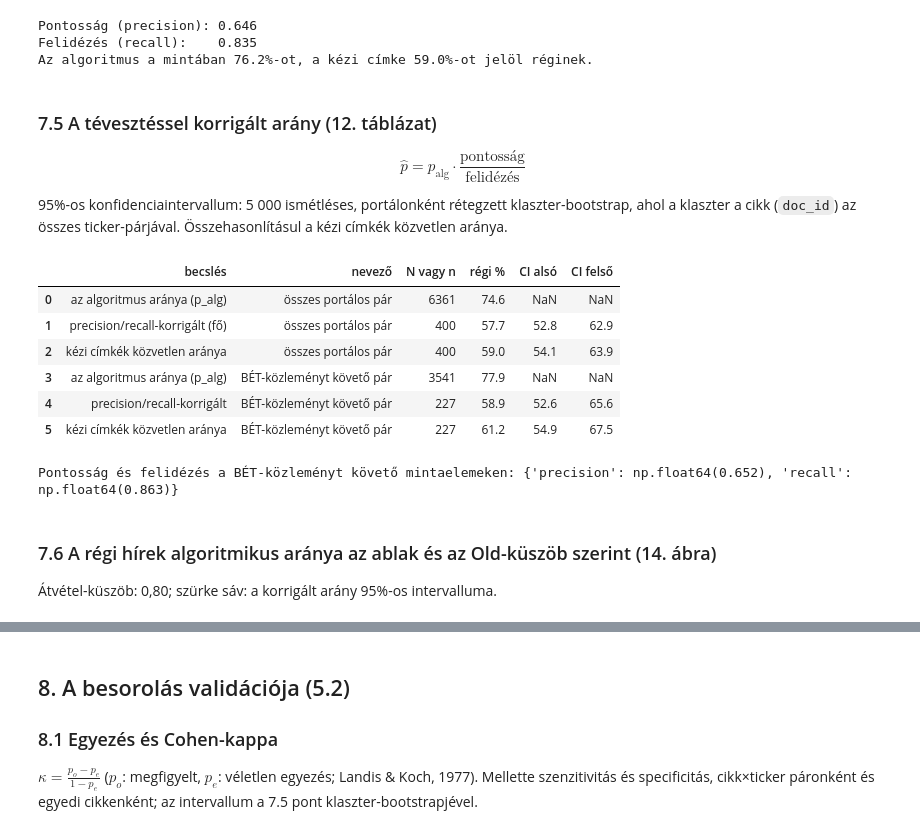
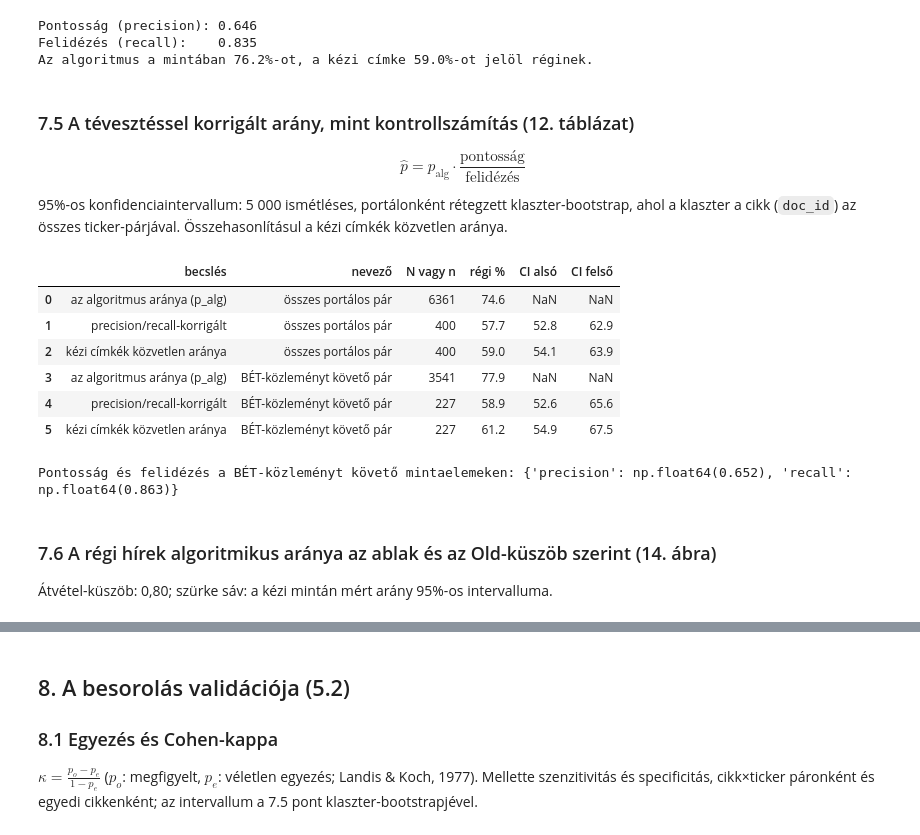
Before and after one commit to Tamacsa/BGE-Szakdolgozat, a Jupyter notebook: 02_regi_hirek.ipynb, the cells around one changed output, grey strips where cells are left out. Drawn from its saved outputs; the diff is of its cells as text; code cells hidden in the pictures.

```diff
--- a/02_regi_hirek.ipynb
+++ b/02_regi_hirek.ipynb
@@ -561,7 +561,7 @@ Pontosság (precision): 0.646
 Felidézés (recall):    0.835
 Az algoritmus a mintában 76.2%-ot, a kézi címke 59.0%-ot jelöl réginek.
 # %% [markdown]
-### 7.5 A tévesztéssel korrigált arány (12. táblázat)
+### 7.5 A tévesztéssel korrigált arány, mint kontrollszámítás (12. táblázat)
 
 $$\hat p=p_{\text{alg}}\cdot\frac{\text{pontosság}}{\text{felidézés}}$$
 
@@ -596,35 +596,35 @@ def h1a_becsles(adat, p):
     pont = korrigalt_arany(algo, kezi_cimke, p)
     ci = np.nanpercentile(klaszter_bootstrap(adat, lambda idx: korrigalt_arany(algo[idx], kezi_cimke[idx], p)), [2.5, 97.5])
     kozvetlen_ci = np.percentile(klaszter_bootstrap(adat, lambda idx: kezi_cimke[idx].mean()), [2.5, 97.5])
     return pont, ci, kezi_cimke.mean(), kozvetlen_ci
 
 
 pont, ci, kozvetlen, kozvetlen_ci = h1a_becsles(minta, p_alg)
 minta_bet = minta[minta.bet_elozmeny]
 pont_b, ci_b, kozvetlen_b, kozvetlen_ci_b = h1a_becsles(minta_bet, bet_utan.regi_alg.mean())
 
 h1a_tabla = pd.DataFrame([
     {"becslés": "az algoritmus aránya (p_alg)", "nevező": "összes portálos pár", "N vagy n": len(alapsokasag),
      "régi %": 100 * p_alg, "CI alsó": np.nan, "CI felső": np.nan},
-    {"becslés": "precision/recall-korrigált (fő)", "nevező": "összes portálos pár", "N vagy n": len(minta),
+    {"becslés": "precision/recall-korrigált", "nevező": "összes portálos pár", "N vagy n": len(minta),
      "régi %": 100 * pont, "CI alsó": 100 * ci[0], "CI felső": 100 * ci[1]},
     {"becslés": "kézi címkék közvetlen aránya", "nevező": "összes portálos pár", "N vagy n": len(minta),
      "régi %": 100 * kozvetlen, "CI alsó": 100 * kozvetlen_ci[0], "CI felső": 100 * kozvetlen_ci[1]},
     {"becslés": "az algoritmus aránya (p_alg)", "nevező": "BÉT-közleményt követő pár", "N vagy n": len(bet_utan),
      "régi %": 100 * bet_utan.regi_alg.mean(), "CI alsó": np.nan, "CI felső": np.nan},
     {"becslés": "precision/recall-korrigált", "nevező": "BÉT-közleményt követő pár", "N vagy n": len(minta_bet),
      "régi %": 100 * pont_b, "CI alsó": 100 * ci_b[0], "CI felső": 100 * ci_b[1]},
     {"becslés": "kézi címkék közvetlen aránya", "nevező": "BÉT-közleményt követő pár", "N vagy n": len(minta_bet),
      "régi %": 100 * kozvetlen_b, "CI alsó": 100 * kozvetlen_ci_b[0], "CI felső": 100 * kozvetlen_ci_b[1]},
 ])
 display(h1a_tabla.round(1))
 print("Pontosság és felidézés a BÉT-közleményt követő mintaelemeken:",
       {k: round(v, 3) for k, v in zip(["precision", "recall"],
        [minta_bet[minta_bet.regi_alg == 1].kezi_regi.mean(), minta_bet[minta_bet.kezi_regi == 1].regi_alg.mean()])})
 # %% [output]
 |  | becslés | nevező | N vagy n | régi % | CI alsó | CI felső |
 | 0 | az algoritmus aránya (p_alg) | összes portálos pár | 6361 | 74.6 | NaN | NaN |
-| 1 | precision/recall-korrigált (fő) | összes portálos pár | 400 | 57.7 | 52.8 | 62.9 |
+| 1 | precision/recall-korrigált | összes portálos pár | 400 | 57.7 | 52.8 | 62.9 |
 | 2 | kézi címkék közvetlen aránya | összes portálos pár | 400 | 59.0 | 54.1 | 63.9 |
 | 3 | az algoritmus aránya (p_alg) | BÉT-közleményt követő pár | 3541 | 77.9 | NaN | NaN |
 | 4 | precision/recall-korrigált | BÉT-közleményt követő pár | 227 | 58.9 | 52.6 | 65.6 |
@@ -633,6 +633,6 @@ Pontosság és felidézés a BÉT-közleményt követő mintaelemeken: {'precisi
 # %% [markdown]
 ### 7.6 A régi hírek algoritmikus aránya az ablak és az Old-küszöb szerint (14. ábra)
 
-Átvétel-küszöb: 0,80; szürke sáv: a korrigált arány 95%-os intervalluma.
+Átvétel-küszöb: 0,80; szürke sáv: a kézi mintán mért arány 95%-os intervalluma.
 # %%
 from matplotlib.ticker import PercentFormatter
```
Also changed, not shown: parts of 5 cells of this notebook, 9 other files.
